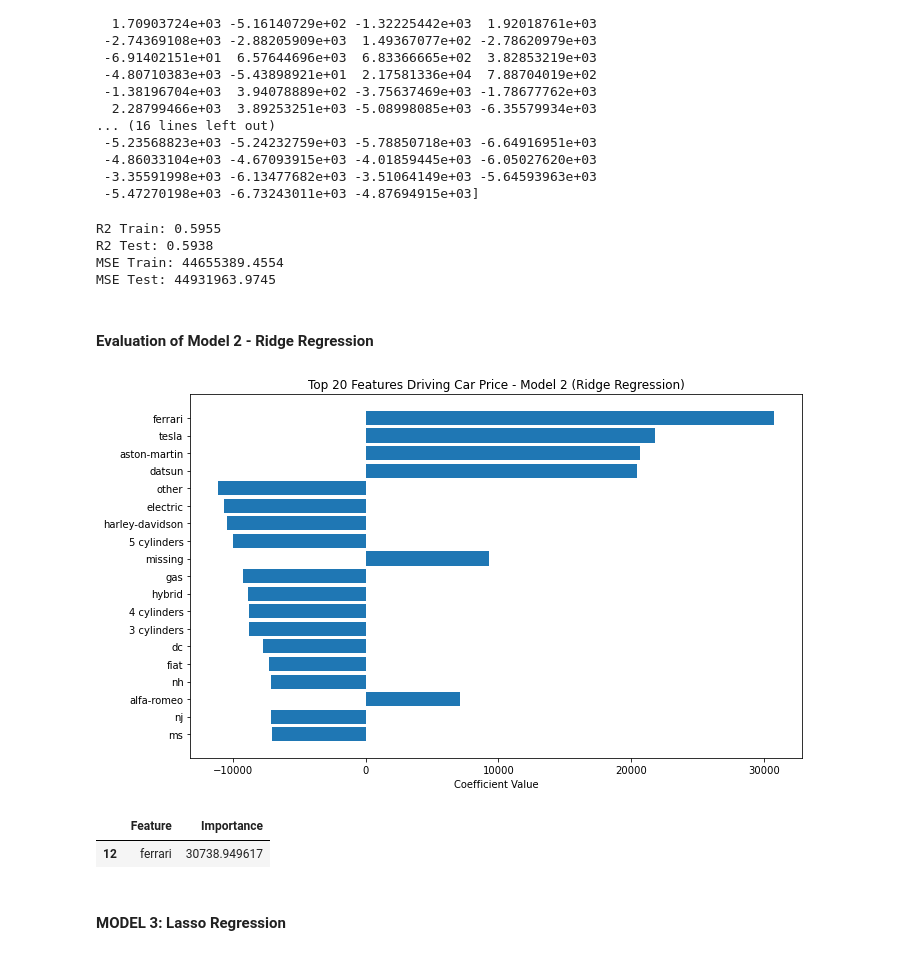
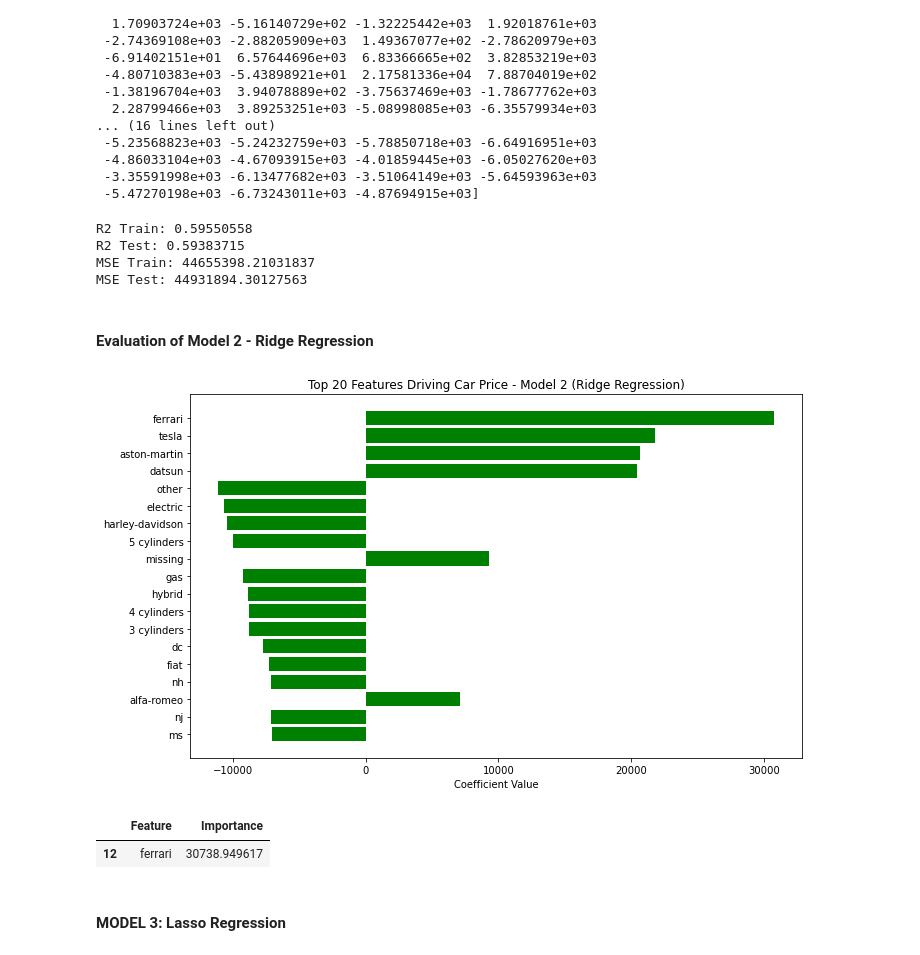
Before and after one commit to kfmatovic716/USED-CAR-PRICING, a Jupyter notebook: pricing_usedcars.ipynb, the cells around one changed output. Saved outputs shown, nothing was run; the diff lists cells and outputs as text; code cells hidden in the pictures.

```diff
--- a/pricing_usedcars.ipynb
+++ b/pricing_usedcars.ipynb
@@ -587,43 +589,50 @@ print(best_ridge.coef_)
  -5.47270198e+03 -6.73243011e+03 -4.87694915e+03]
 # %%
 # Evaluation metrics for model 2
-y_train_pred = best_ridge.predict(X_train)
-y_test_pred = best_ridge.predict(X_test)
+y_train_pred_ridge = best_ridge.predict(X_train)
+y_test_pred_ridge = best_ridge.predict(X_test)
+
+eval_metrics = {
+    'R2 Train': r2_score(y_train, y_train_pred_ridge),
+    'R2 Test': r2_score(y_test, y_test_pred_ridge),
+    'MSE Train': mean_squared_error(y_train, y_train_pred_ridge),
+    'MSE Test': mean_squared_error(y_test, y_test_pred_ridge)
+}
 
 # Print metrics
 m2_eval_metrics = []
 for name, value in eval_metrics.items():
-    print(f"{name}: {value:.4f}")
+    print(f"{name}: {value:.8f}")
     m2_eval_metrics.append(value)
 # %% [output]
-R2 Train: 0.5955
-R2 Test: 0.5938
-MSE Train: 44655389.4554
-MSE Test: 44931963.9745
+R2 Train: 0.59550558
+R2 Test: 0.59383715
+MSE Train: 44655398.21031837
+MSE Test: 44931894.30127563
 # %% [markdown]
 #### Evaluation of Model 2 - Ridge Regression
 # %%
 featimp_ridge_df = pd.DataFrame({
     'Feature': X.columns,
     'Importance': best_ridge.coef_
 }).sort_values(by='Importance', key=abs, ascending=False)
 
 # Plot top 20 features
 top20_feat_ridge = featimp_ridge_df.head(20)
 plt.figure(figsize=(10, 6))
-plt.barh(top20_feat_ridge['Feature'], top20_feat_ridge['Importance'])
+plt.barh(top20_feat_ridge['Feature'], top20_feat_ridge['Importance'], color='green')
 plt.xlabel('Coefficient Value')
 plt.title('Top 20 Features Driving Car Price - Model 2 (Ridge Regression)')
 plt.gca().invert_yaxis()
 plt.tight_layout()
 
 plt.savefig('images/ridge_features.png', dpi=300, bbox_inches='tight')
 
 plt.show()
 
 top20_feat_ridge.head(1)  # Return most important feature
 # %% [output]
-[figure, old version]
+[figure, new version]
 |  | Feature | Importance |
 | 12 | ferrari | 30738.949617 |
 # %% [markdown]
```
Also changed, not shown: parts of 13 cells of this notebook, 5 other files.
